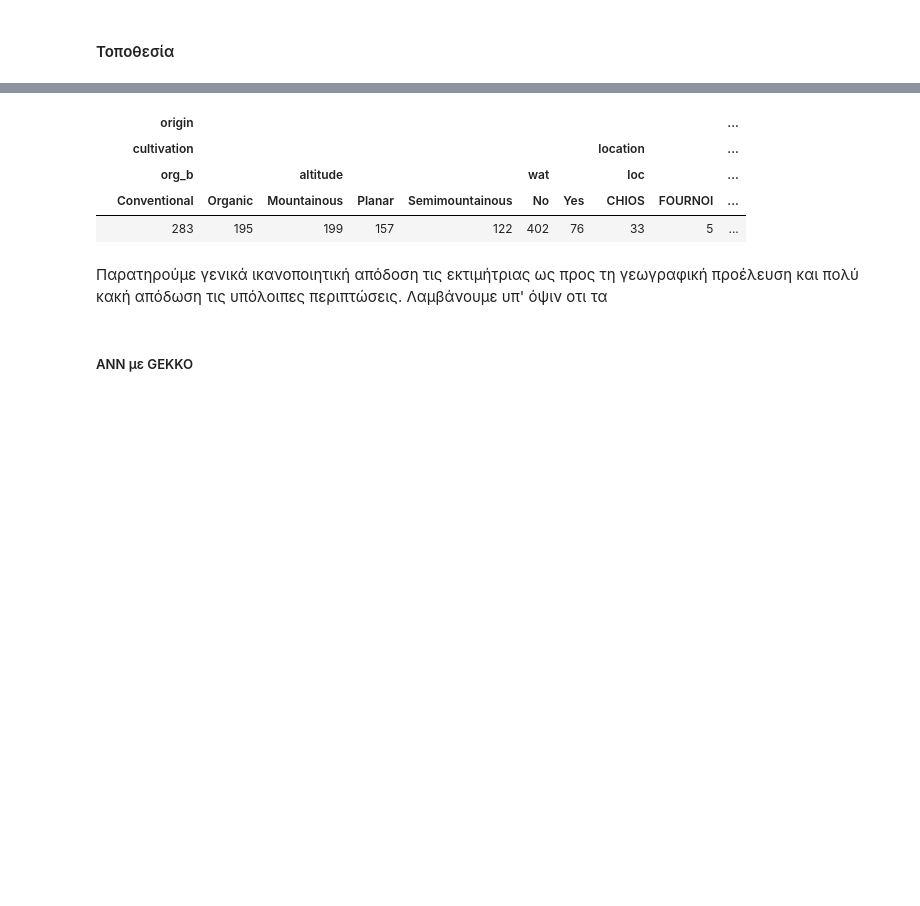
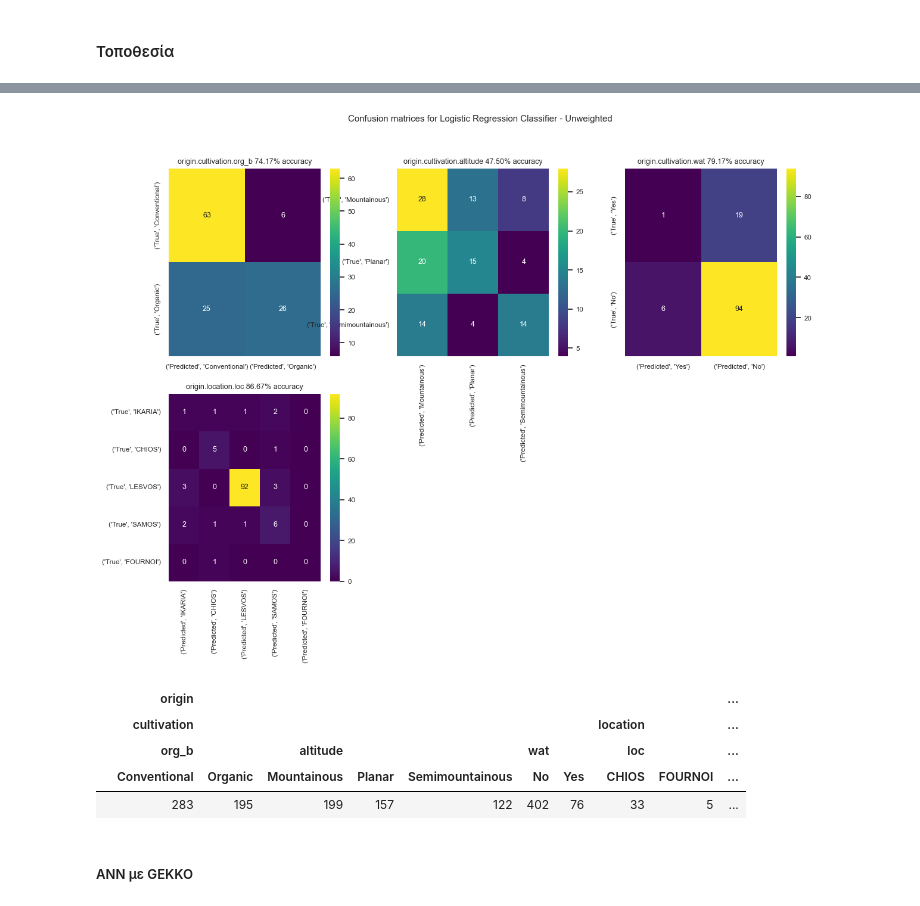
Before and after one commit to AlexRodis/olives, a Jupyter notebook: Olive Oil.ipynb, the cells around one changed output, grey strips where cells are left out. Cells and saved outputs as stored; diff of their text form; code cells hidden in the pictures; blank space fills up the shorter version.

```diff
--- a/Olive Oil.ipynb
+++ b/Olive Oil.ipynb
@@ -719,49 +762,42 @@ def rand_forest():
 #     sns.heatmap(t2[var], annot=True, cmap='viridis', ax=axs[i,j])
 #     axs[i,j].set_title(var, fontsize=12)
 # %%
-def logit_reg():
-    from sklearn.linear_model import LogisticRegression
-    from sklearn.inspection import DecisionBoundaryDisplay
-    from sklearn.preprocessing import StandardScaler
-    from sklearn.metrics import r2_score as r2
-    from sklearn.metrics import accuracy_score, confusion_matrix
-    from itertools import product
-    from math import ceil
-    import pprint
-
-    X = chem_indicators
-
-    X_train, X_test, Y_train, Y_test = train_test_split(chem_indicators, origin_targets, test_size=0.2, random_state=44)
-
-    X_train, X_test = std_scale(X_train), std_scale(X_test)
-    targets = Y.columns
+def logit_reg(train_data:tuple=(None, None), test_data:tuple =(None, None),
+                class_weight:typing.Optional[str]=None, max_iter:int=10000):
+    X_train, Y_train = train_data
+    X_test, Y_test = test_data
+    targets = Y_train.columns
     models = {}
-
     for target in targets:
-        factors =  origin_targets.loc[:,target].unique()
+        factors =  Y_train.loc[:,target].unique()
         y_train = Y_train.loc[:,target]
         y_test =  Y_test.loc[:, target]
-        logitmodel = LogisticRegression(max_iter=10000, class_weight='balanced')
+        logitmodel = sklearn.linear_model.LogisticRegression(max_iter=max_iter, class_weight=class_weight)
         logitmodel.fit(X_train, y_train)
         y_pred = logitmodel.predict(X_test)
         model = dict(
             model = logitmodel,
             error_matrix = pd.DataFrame(data=confusion_matrix(y_test, y_pred, labels =factors),
                                         columns = [('Predicted', e) for e in factors],
                                         index = [('True', e) for e in factors]
             ),
-            accuracy = accuracy_score(y_test, y_pred),
+            accuracy = sklearn.metrics.accuracy_score(y_test, y_pred),
             score = logitmodel.score(X_train, y_train),
             decision_function = logitmodel.decision_function(X_train))
         models[target] = model
-
-    rows = ceil(len(models)/3)
-
+    rows = math.ceil(Y_train.shape[1]/3)
     fig, axs = plt.subplots(ncols = 3, nrows = rows )
-    fig.suptitle("Confusion matrices for Logistic Regression Classifier on Location target variables")
-    for (i, j), (target, model) in zip(product(range(3), range(rows) ), models.items()):
-        sns.heatmap(model['error_matrix'], annot=True, cmap='viridis', ax = axs[j, i])
-        axs[j,i].set_title(target)
+    fig.suptitle("Confusion matrices for Logistic Regression Classifier - {weight}".format(weight='Unweighted ' if class_weight is None else class_weight))
+    for (i, j), (target, model) in itertools.zip_longest(product(range(rows),range(3) ), models.items(), fillvalue=(None,None)):
+        if model is not None:
+            sns.heatmap(model['error_matrix'], annot=True, cmap='viridis', ax = axs[i,j])
+            axs[i,j].set_title((target+" {:.2%} accuracy".format(model['accuracy'])))
+        else:
+            axs[i,j].axis('off')
+Xtr, Xte, Ytr, Yte = train_test_split(std_scale(chem_indicators), tidy_multiindex(origin_targets), random_state=44)
+logit_reg((Xtr, Ytr), (Xte, Yte))
+# %% [output]
+[figure, added]
 # %%
 rowwise_value_counts(origin_targets)
 # %% [output]
@@ -808,7 +844,5 @@ def rebalance():
     for (i, j), (target, model) in zip(product(range(3), range(rows) ), models.items()):
         sns.heatmap(model['error_matrix'], annot=True, cmap='viridis', ax = axs[j, i])
         axs[j,i].set_title(target)
-# %% [markdown]
-Παρατηρούμε γενικά ικανοποιητική απόδοση τις εκτιμήτριας ως προς τη γεωγραφική προέλευση και πολύ κακή απόδωση τις υπόλοιπες περιπτώσεις. Λαμβάνουμε υπ' όψιν οτι τα
 # %% [markdown]
 ##### ANN με GEKKO
```
Also changed, not shown: parts of 17 cells of this notebook.
